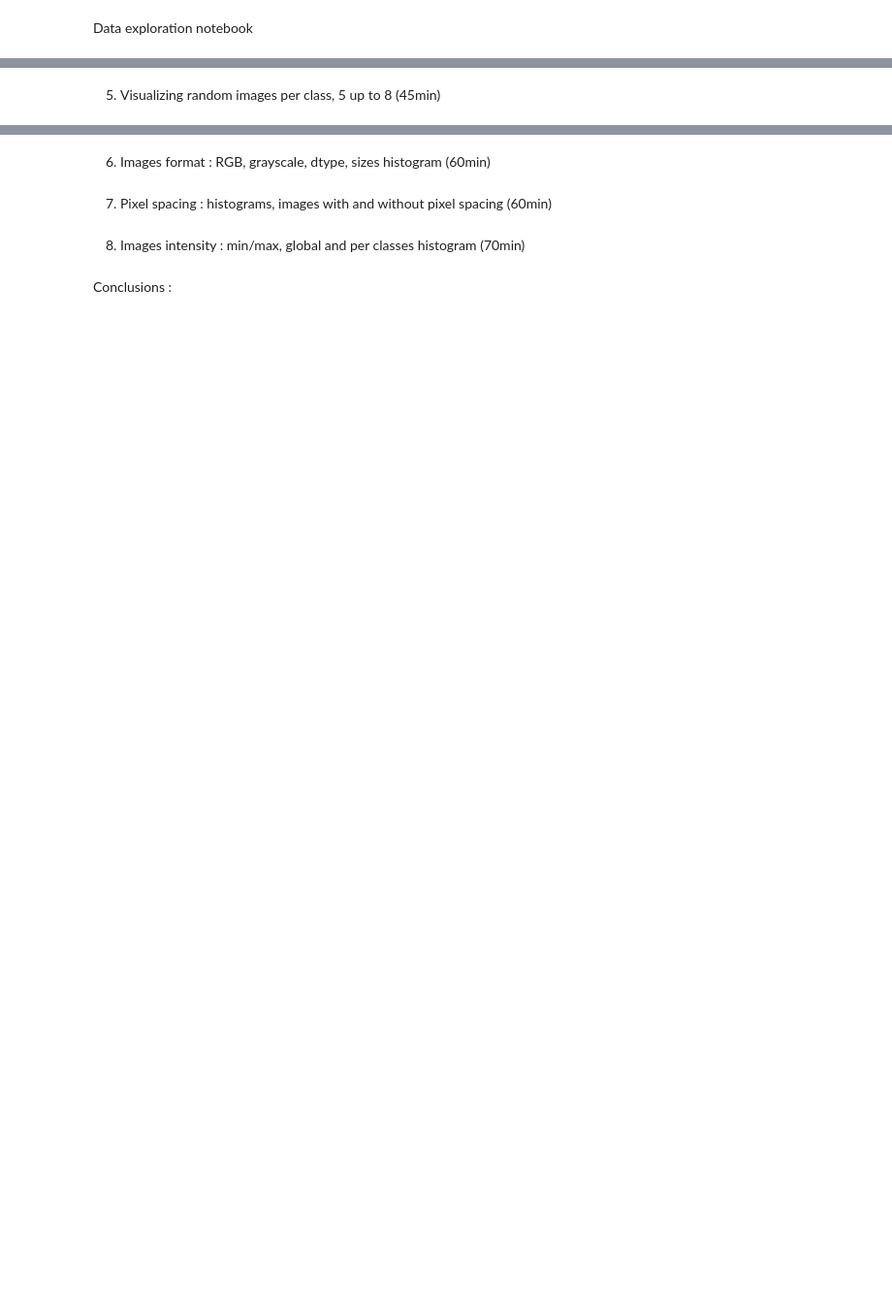
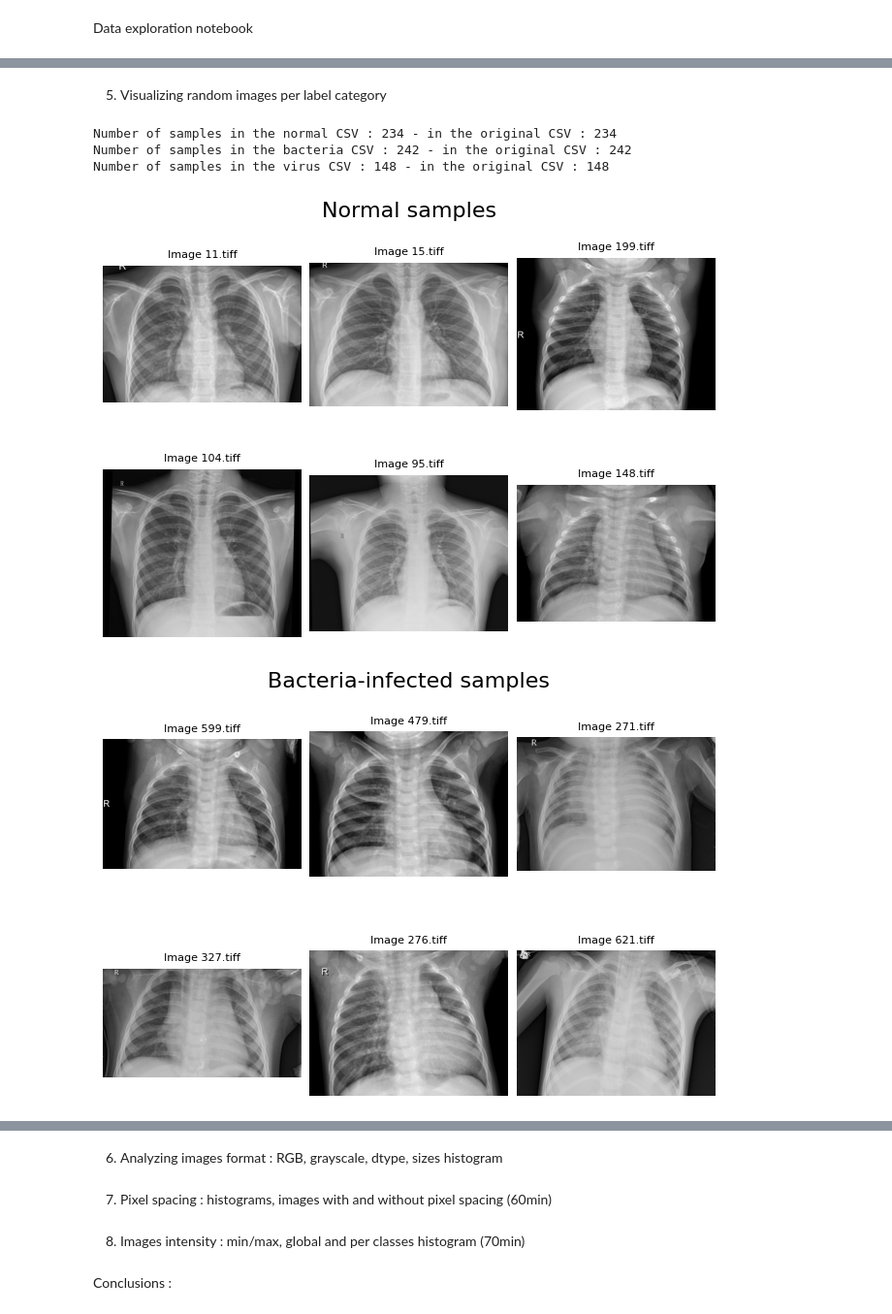
Before and after one commit to JulieLasry/MAIA_261, a Jupyter notebook: notebooks/data_exploration.ipynb, the cells around one changed output, grey strips where cells are left out. Shown at 97% size. Saved outputs shown, nothing was run; the diff lists cells and outputs as text; code cells hidden in the pictures; blank space fills up the shorter version.

```diff
--- a/notebooks/data_exploration.ipynb
+++ b/notebooks/data_exploration.ipynb
@@ -15,2 +117,47 @@ goodbye
 # %% [markdown]
-5. Visualizing random images per class, 5 up to 8 (45min)
+5. Visualizing random images per label category
+# %%
+# Displaying some images per category
+num_display_samples: int = 6
+num_columns: int = 3
+num_rows: int = math.ceil(num_display_samples / num_columns)
+
+# Mapping each label category data into csv, to display files within
+normal_csv: pd.DataFrame = raw_data[raw_data['label'] == 0].reset_index(drop=True)
+bacteria_csv: pd.DataFrame = raw_data[raw_data['label'] == 1].reset_index(drop=True)
+virus_csv: pd.DataFrame = raw_data[raw_data['label'] == 2].reset_index(drop=True)
+analyzed_csv: list[pd.DataFrame] = [normal_csv, bacteria_csv, virus_csv]
+
+# Checking if the number of samples in the new CSV match the original ones
+print(f"Number of samples in the normal CSV : {normal_csv.shape[0]} - in the original CSV : {label_counts[0]}")
+print(f"Number of samples in the bacteria CSV : {bacteria_csv.shape[0]} - in the original CSV : {label_counts[1]}")
+print(f"Number of samples in the virus CSV : {virus_csv.shape[0]} - in the original CSV : {label_counts[2]}\n")
+
+for i in analyzed_csv:
+    figure_name: str = f"Normal samples" if i is normal_csv else \
+        (f"Bacteria-infected samples" if i is bacteria_csv  else f"Virus-infected samples")
+    display_figure: plt.Figure = plt.figure(layout="constrained")
+    display_axes: np.ndarray = display_figure.subplots(nrows=num_rows, ncols=num_columns)
+    display_figure.suptitle(figure_name, fontsize=16)
+
+    for j in range(num_display_samples):
+        display_sample_idx: int = random.randint(0, i.shape[0] - 1)
+
+        filename: str = i['filename'][display_sample_idx]
+        img: Path = raw_images_path / filename
+
+        with Image.open(img) as pil_img:
+            ax: plt.Axes = display_axes[
+                j // num_columns,
+                j % num_columns
+            ]
+            ax.imshow(pil_img, cmap='gray')
+            ax.set_title(f"Image {filename}", fontsize=8)
+            ax.axis("off")
+    plt.show()
+# %% [output]
+Number of samples in the normal CSV : 234 - in the original CSV : 234
+Number of samples in the bacteria CSV : 242 - in the original CSV : 242
+Number of samples in the virus CSV : 148 - in the original CSV : 148
+[figure, added]
+[figure, added]
@@ -17,2 +165,2 @@ goodbye
 # %% [markdown]
-6. Images format : RGB, grayscale, dtype, sizes histogram (60min)
+6. Analyzing images format : RGB, grayscale, dtype, sizes histogram
```
Also changed, not shown: parts of 13 cells of this notebook, 4 other files.
